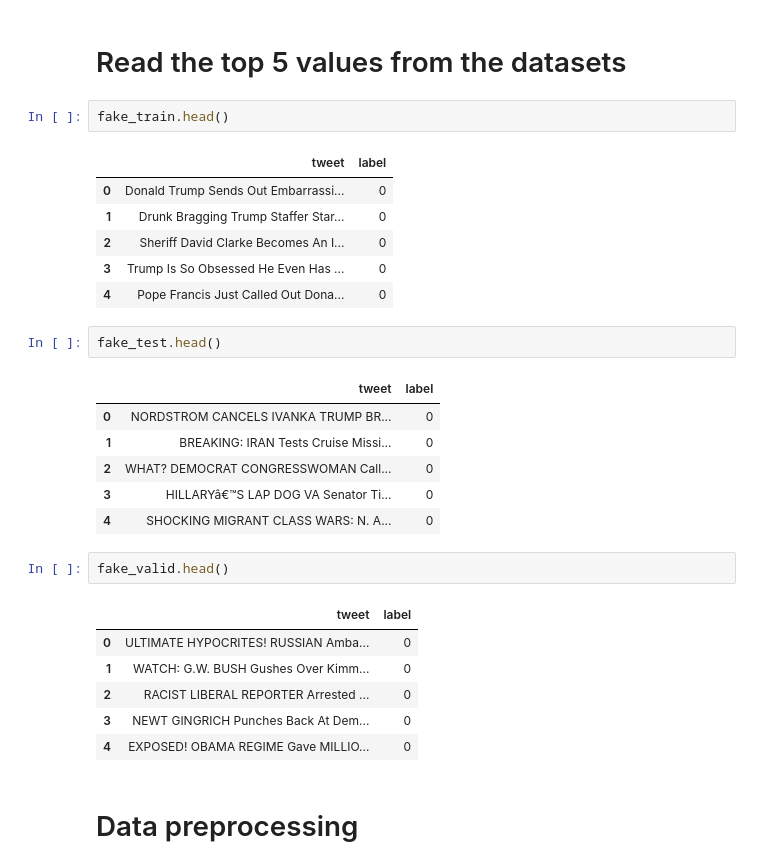
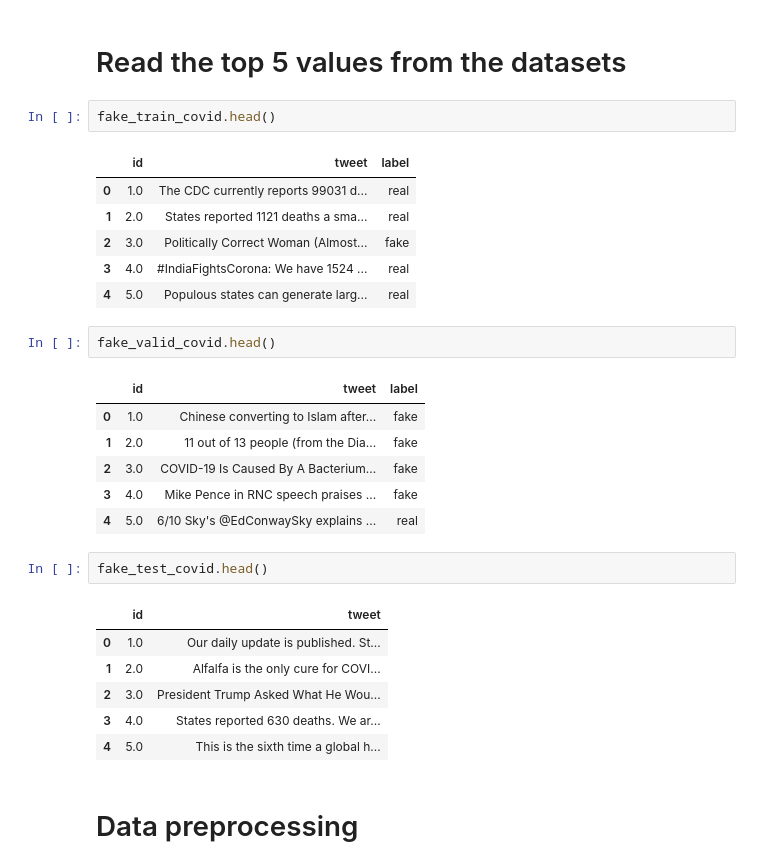
Before and after one commit to sreebalajisree/Fake_News_Detection, a Jupyter notebook: Fake_News_Detection_Using_T5.ipynb, the cells around one changed output. Drawn from its saved outputs; the diff is of its cells as text.

```diff
--- a/Fake_News_Detection_Using_T5.ipynb
+++ b/Fake_News_Detection_Using_T5.ipynb
@@ -142,32 +134,32 @@ fake_test = pd.read_excel("/content/sample_data/data/new_test_data_all_topic.xls
 # %% [markdown]
 # Read the top 5 values from the datasets
 # %%
-fake_train.head()
+fake_train_covid.head()
 # %% [output]
-|  | tweet | label |
-| 0 | Donald Trump Sends Out Embarrassi... | 0 |
-| 1 | Drunk Bragging Trump Staffer Star... | 0 |
-| 2 | Sheriff David Clarke Becomes An I... | 0 |
-| 3 | Trump Is So Obsessed He Even Has ... | 0 |
-| 4 | Pope Francis Just Called Out Dona... | 0 |
+|  | id | tweet | label |
+| 0 | 1.0 | The CDC currently reports 99031 d... | real |
+| 1 | 2.0 | States reported 1121 deaths a sma... | real |
+| 2 | 3.0 | Politically Correct Woman (Almost... | fake |
+| 3 | 4.0 | #IndiaFightsCorona: We have 1524 ... | real |
+| 4 | 5.0 | Populous states can generate larg... | real |
 # %%
-fake_test.head()
+fake_valid_covid.head()
 # %% [output]
-|  | tweet | label |
-| 0 | NORDSTROM CANCELS IVANKA TRUMP BR... | 0 |
-| 1 | BREAKING: IRAN Tests Cruise Missi... | 0 |
-| 2 | WHAT? DEMOCRAT CONGRESSWOMAN Call... | 0 |
-| 3 | HILLARYâ€™S LAP DOG VA Senator Ti... | 0 |
-| 4 | SHOCKING MIGRANT CLASS WARS: N. A... | 0 |
+|  | id | tweet | label |
+| 0 | 1.0 | Chinese converting to Islam after... | fake |
+| 1 | 2.0 | 11 out of 13 people (from the Dia... | fake |
+| 2 | 3.0 | COVID-19 Is Caused By A Bacterium... | fake |
+| 3 | 4.0 | Mike Pence in RNC speech praises ... | fake |
+| 4 | 5.0 | 6/10 Sky's @EdConwaySky explains ... | real |
 # %%
-fake_valid.head()
+fake_test_covid.head()
 # %% [output]
-|  | tweet | label |
-| 0 | ULTIMATE HYPOCRITES! RUSSIAN Amba... | 0 |
-| 1 | WATCH: G.W. BUSH Gushes Over Kimm... | 0 |
-| 2 | RACIST LIBERAL REPORTER Arrested ... | 0 |
-| 3 | NEWT GINGRICH Punches Back At Dem... | 0 |
-| 4 | EXPOSED! OBAMA REGIME Gave MILLIO... | 0 |
+|  | id | tweet |
+| 0 | 1.0 | Our daily update is published. St... |
+| 1 | 2.0 | Alfalfa is the only cure for COVI... |
+| 2 | 3.0 | President Trump Asked What He Wou... |
+| 3 | 4.0 | States reported 630 deaths. We ar... |
+| 4 | 5.0 | This is the sixth time a global h... |
 # %% [markdown]
 # Data preprocessing
 # %%
```
Also changed, not shown: parts of 14 cells of this notebook.
